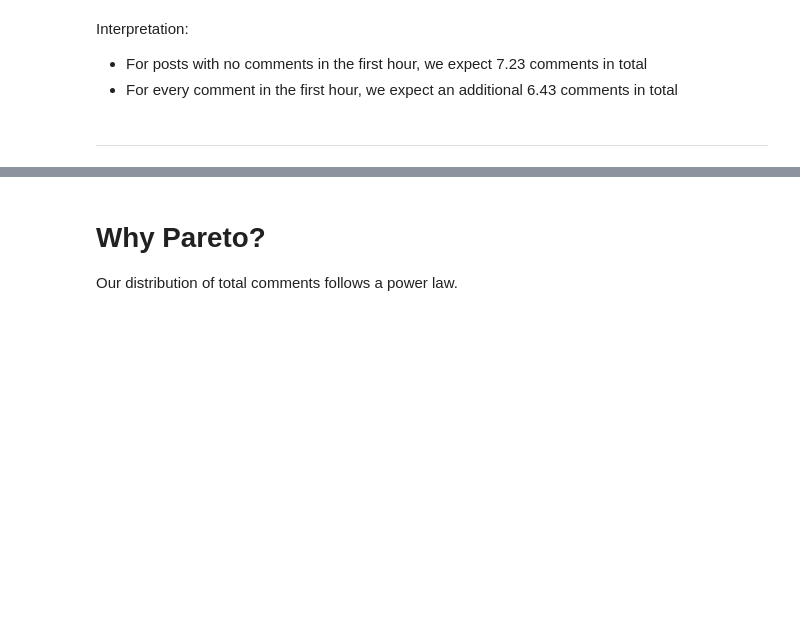
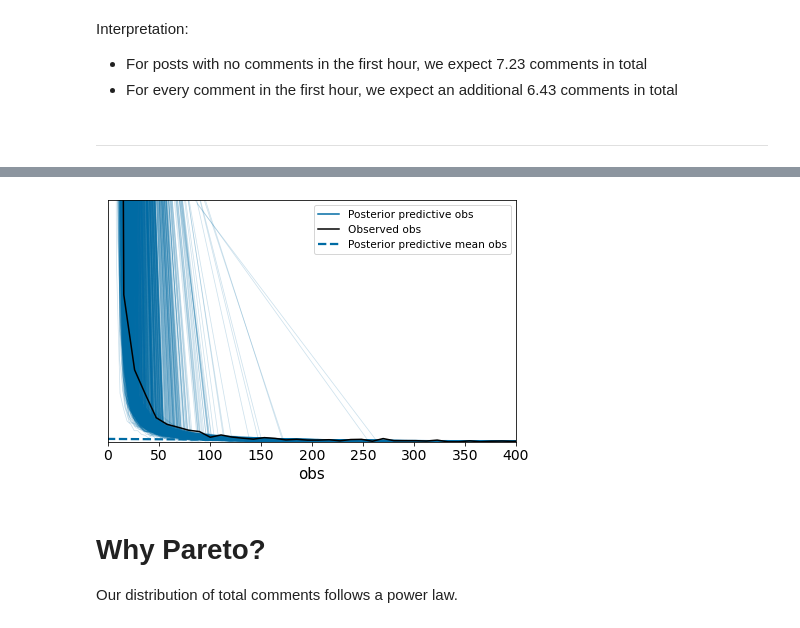
Before and after one commit to ageil/Probabilistic-Programming, a Jupyter notebook: model/TypeLevelModel.ipynb, the cells around one changed output, grey strips where cells are left out. Cells and saved outputs as stored; diff of their text form; code cells hidden in the pictures; blank space fills up the shorter version.

```diff
--- a/model/TypeLevelModel.ipynb
+++ b/model/TypeLevelModel.ipynb
@@ -655,3 +605,23 @@ az.plot_trace(az_samples, compact=True);
+# %%
+num_samples = 1000
+predictive = Predictive(model, guide=guide, num_samples=num_samples)
+svi_samples = {k: v.reshape((1,num_samples,-1)).detach().cpu().numpy()
+               for k, v in predictive(p_data_train, p_types_train, t_data, None).items()}
+# %%
+svi_az = az.convert_to_inference_data({'obs': svi_samples['obs']}, group='posterior_predictive')
+# %%
+svi_az.add_groups({'posterior': {'phi': svi_samples['phi'], 'eta': svi_samples['eta']}})
+# %%
+svi_az.add_groups({'observed_data': {'obs': y_train.reshape(1,1,-1)}})
+# %%
+az.plot_ppc(svi_az)
+#plt.xscale('log')
+#plt.yscale('log')
+plt.xlim(0, 400)
+plt.ylim(0, 0.05)
+plt.show()
+# %% [output]
+[figure, added]
 # %% [markdown]
 # Why Pareto?
 Our distribution of total comments follows a power law.
```
Also changed, not shown: parts of 29 cells of this notebook.
